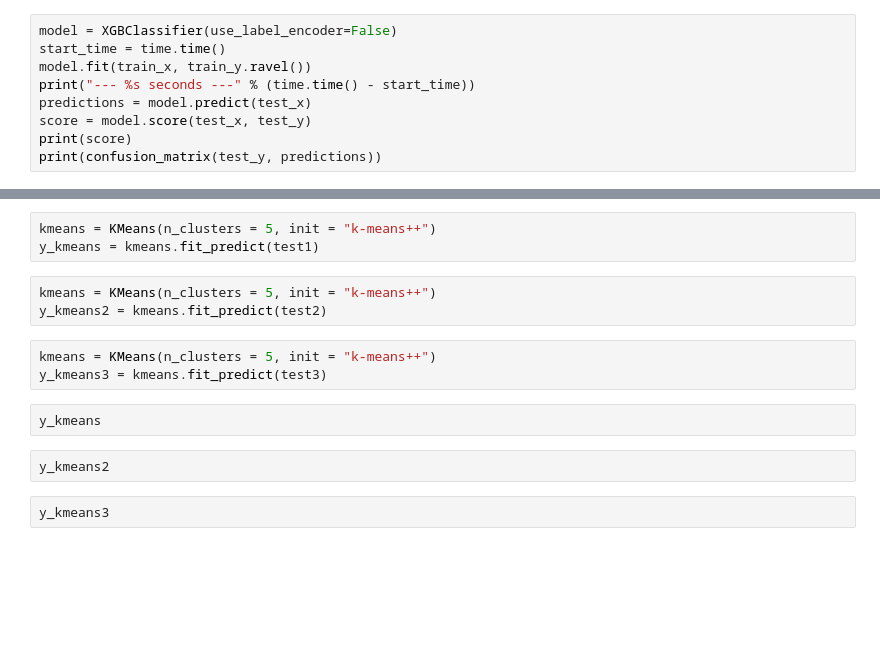
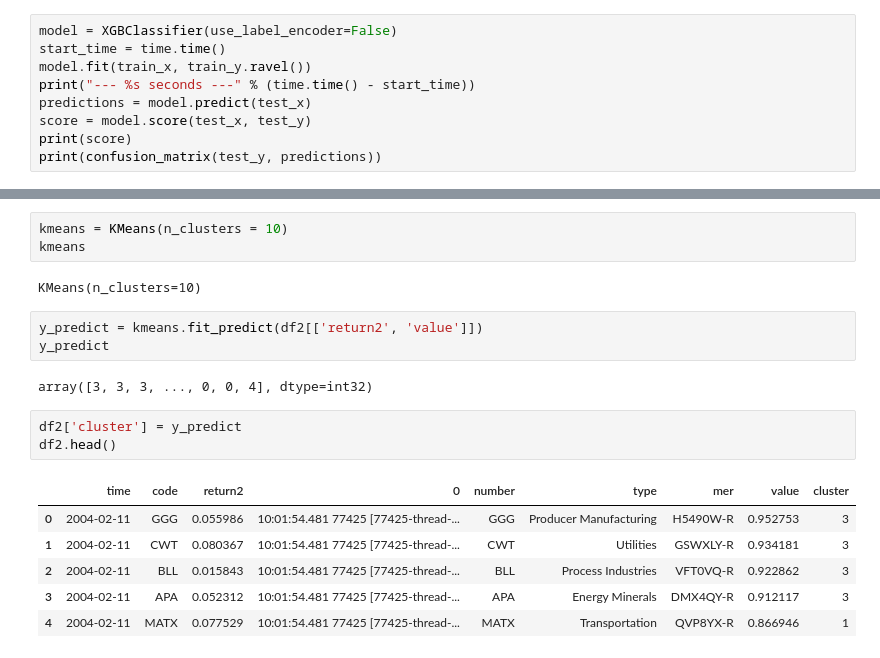
Before and after one commit to viciak98/ML-w-finansach, a Jupyter notebook: umwf2_3.ipynb, the cells around one changed output, grey strips where cells are left out. Cells and saved outputs as stored; diff of their text form; blank space fills up the shorter version.

```diff
--- a/umwf2_3.ipynb
+++ b/umwf2_3.ipynb
@@ -199,15 +169,20 @@ plt.plot(range(1,11), wcss3)
 # %%
-kmeans = KMeans(n_clusters = 5, init = "k-means++")
-y_kmeans = kmeans.fit_predict(test1)
+kmeans = KMeans(n_clusters = 10)
+kmeans
+# %% [output]
+KMeans(n_clusters=10)
-# %%
-kmeans = KMeans(n_clusters = 5, init = "k-means++")
-y_kmeans2 = kmeans.fit_predict(test2)
-# %%
-kmeans = KMeans(n_clusters = 5, init = "k-means++")
-y_kmeans3 = kmeans.fit_predict(test3)
-# %%
-y_kmeans
-# %%
-y_kmeans2
-# %%
-y_kmeans3
+# %%
+y_predict = kmeans.fit_predict(df2[['return2', 'value']])
+y_predict
+# %% [output]
+array([3, 3, 3, ..., 0, 0, 4], dtype=int32)
+# %%
+df2['cluster'] = y_predict
+df2.head()
+# %% [output]
+|  | time | code | return2 | 0 | number | type | mer | value | cluster |
+| 0 | 2004-02-11 | GGG | 0.055986 | 10:01:54.481 77425 [77425-thread-... | GGG | Producer Manufacturing | H5490W-R | 0.952753 | 3 |
+| 1 | 2004-02-11 | CWT | 0.080367 | 10:01:54.481 77425 [77425-thread-... | CWT | Utilities | GSWXLY-R | 0.934181 | 3 |
+| 2 | 2004-02-11 | BLL | 0.015843 | 10:01:54.481 77425 [77425-thread-... | BLL | Process Industries | VFT0VQ-R | 0.922862 | 3 |
+| 3 | 2004-02-11 | APA | 0.052312 | 10:01:54.481 77425 [77425-thread-... | APA | Energy Minerals | DMX4QY-R | 0.912117 | 3 |
+| 4 | 2004-02-11 | MATX | 0.077529 | 10:01:54.481 77425 [77425-thread-... | MATX | Transportation | QVP8YX-R | 0.866946 | 1 |
```
Also changed, not shown: parts of 17 cells of this notebook.
